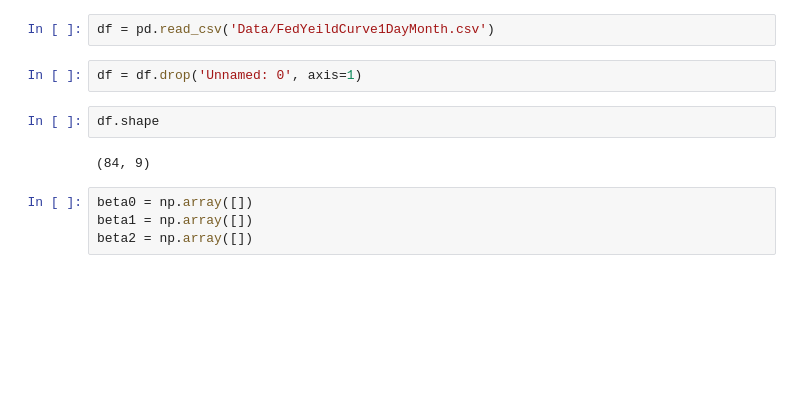
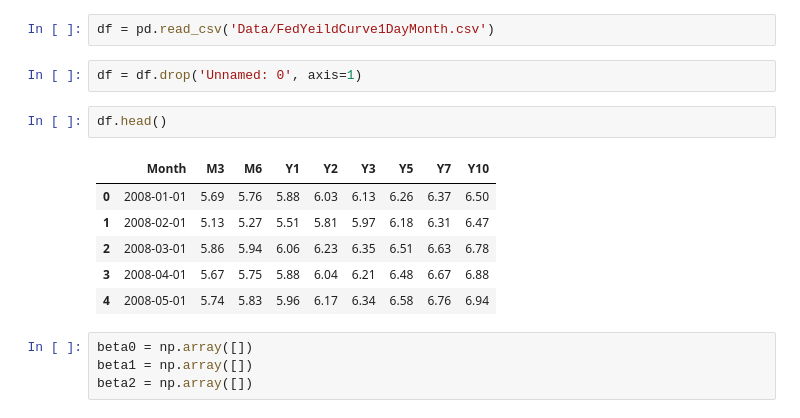
Before and after one commit to VsevolodZaostrovsky/MOEX-Yield-Curve-Forecasting, a Jupyter notebook: DataWork/NSmodel.ipynb, the cells around one changed output. Cells and saved outputs as stored; diff of their text form; blank space fills up the shorter version.

```diff
--- a/DataWork/NSmodel.ipynb
+++ b/DataWork/NSmodel.ipynb
@@ -38,9 +39,14 @@ df = pd.read_csv('Data/FedYeildCurve1DayMonth.csv')
 # %%
 df = df.drop('Unnamed: 0', axis=1)
 # %%
-df.shape
+df.head()
 # %% [output]
-(84, 9)
+|  | Month | M3 | M6 | Y1 | Y2 | Y3 | Y5 | Y7 | Y10 |
+| 0 | 2008-01-01 | 5.69 | 5.76 | 5.88 | 6.03 | 6.13 | 6.26 | 6.37 | 6.50 |
+| 1 | 2008-02-01 | 5.13 | 5.27 | 5.51 | 5.81 | 5.97 | 6.18 | 6.31 | 6.47 |
+| 2 | 2008-03-01 | 5.86 | 5.94 | 6.06 | 6.23 | 6.35 | 6.51 | 6.63 | 6.78 |
+| 3 | 2008-04-01 | 5.67 | 5.75 | 5.88 | 6.04 | 6.21 | 6.48 | 6.67 | 6.88 |
+| 4 | 2008-05-01 | 5.74 | 5.83 | 5.96 | 6.17 | 6.34 | 6.58 | 6.76 | 6.94 |
 # %%
 beta0 = np.array([])
 beta1 = np.array([])
```
Also changed, not shown: parts of 17 cells of this notebook, 13 other files.
